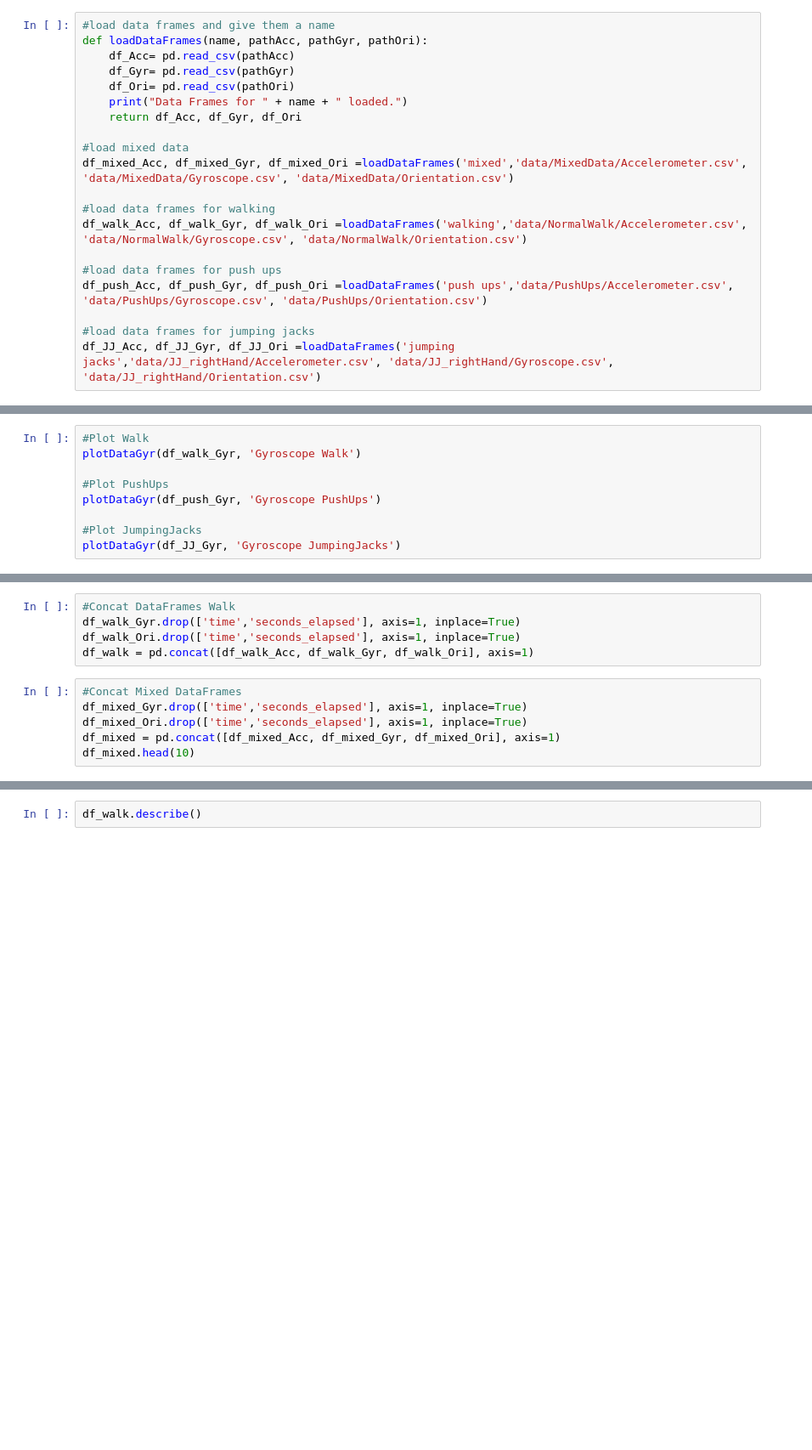
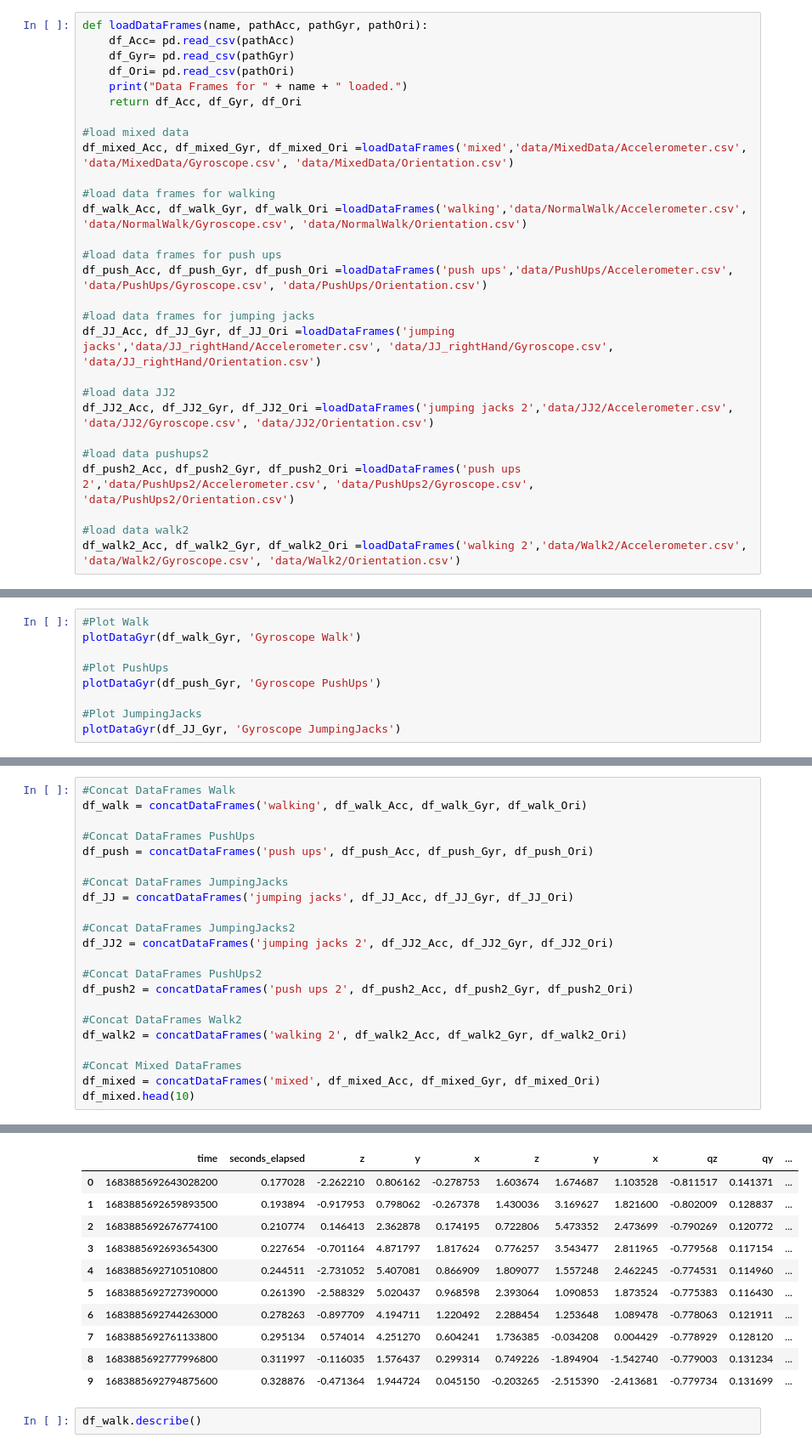
Before and after one commit to Wipfla/ML4B_App, a Jupyter notebook: ML_Marvin.ipynb, the cells around one changed output, grey strips where cells are left out. Shown: that part at 85% size. Saved outputs shown, nothing was run; the diff lists cells and outputs as text; blank space fills up the shorter version.

```diff
--- a/ML_Marvin.ipynb
+++ b/ML_Marvin.ipynb
@@ -12,5 +17,4 @@ from sklearn.metrics import accuracy_score
 # %%
-#load data frames and give them a name
 def loadDataFrames(name, pathAcc, pathGyr, pathOri):
     df_Acc= pd.read_csv(pathAcc)
     df_Gyr= pd.read_csv(pathGyr)
@@ -29,3 +33,12 @@ df_push_Acc, df_push_Gyr, df_push_Ori =loadDataFrames('push ups','data/PushUps/A
 
 #load data frames for jumping jacks
 df_JJ_Acc, df_JJ_Gyr, df_JJ_Ori =loadDataFrames('jumping jacks','data/JJ_rightHand/Accelerometer.csv', 'data/JJ_rightHand/Gyroscope.csv', 'data/JJ_rightHand/Orientation.csv')
+
+#load data JJ2
+df_JJ2_Acc, df_JJ2_Gyr, df_JJ2_Ori =loadDataFrames('jumping jacks 2','data/JJ2/Accelerometer.csv', 'data/JJ2/Gyroscope.csv', 'data/JJ2/Orientation.csv')
+
+#load data pushups2
+df_push2_Acc, df_push2_Gyr, df_push2_Ori =loadDataFrames('push ups 2','data/PushUps2/Accelerometer.csv', 'data/PushUps2/Gyroscope.csv', 'data/PushUps2/Orientation.csv')
+
+#load data walk2
+df_walk2_Acc, df_walk2_Gyr, df_walk2_Ori =loadDataFrames('walking 2','data/Walk2/Accelerometer.csv', 'data/Walk2/Gyroscope.csv', 'data/Walk2/Orientation.csv')
@@ -107,11 +116,0 @@ plotDataOri(df_JJ_Ori, 'Orientation JumpingJacks')
-# %%
-#Concat DataFrames Walk
-df_walk_Gyr.drop(['time','seconds_elapsed'], axis=1, inplace=True)
-df_walk_Ori.drop(['time','seconds_elapsed'], axis=1, inplace=True)
-df_walk = pd.concat([df_walk_Acc, df_walk_Gyr, df_walk_Ori], axis=1)
-# %%
-#Concat Mixed DataFrames
-df_mixed_Gyr.drop(['time','seconds_elapsed'], axis=1, inplace=True)
-df_mixed_Ori.drop(['time','seconds_elapsed'], axis=1, inplace=True)
-df_mixed = pd.concat([df_mixed_Acc, df_mixed_Gyr, df_mixed_Ori], axis=1)
-df_mixed.head(10)
@@ -117,0 +139,23 @@ df_mixed.head(10)
+# %%
+#Concat DataFrames Walk
+df_walk = concatDataFrames('walking', df_walk_Acc, df_walk_Gyr, df_walk_Ori)
+
+#Concat DataFrames PushUps
+df_push = concatDataFrames('push ups', df_push_Acc, df_push_Gyr, df_push_Ori)
+
+#Concat DataFrames JumpingJacks
+df_JJ = concatDataFrames('jumping jacks', df_JJ_Acc, df_JJ_Gyr, df_JJ_Ori)
+
+#Concat DataFrames JumpingJacks2
+df_JJ2 = concatDataFrames('jumping jacks 2', df_JJ2_Acc, df_JJ2_Gyr, df_JJ2_Ori)
+
+#Concat DataFrames PushUps2
+df_push2 = concatDataFrames('push ups 2', df_push2_Acc, df_push2_Gyr, df_push2_Ori)
+
+#Concat DataFrames Walk2
+df_walk2 = concatDataFrames('walking 2', df_walk2_Acc, df_walk2_Gyr, df_walk2_Ori)
+
+#Concat Mixed DataFrames
+df_mixed = concatDataFrames('mixed', df_mixed_Acc, df_mixed_Gyr, df_mixed_Ori)
+df_mixed.head(10)
+# %% [output]
@@ -118,2 +169,13 @@ df_mixed.head(10)
+|  | time | seconds_elapsed | z | y | x | z | y | x | qz | qy | ... |
+| 0 | 1683885692643028200 | 0.177028 | -2.262210 | 0.806162 | -0.278753 | 1.603674 | 1.674687 | 1.103528 | -0.811517 | 0.141371 | ... |
+| 1 | 1683885692659893500 | 0.193894 | -0.917953 | 0.798062 | -0.267378 | 1.430036 | 3.169627 | 1.821600 | -0.802009 | 0.128837 | ... |
+| 2 | 1683885692676774100 | 0.210774 | 0.146413 | 2.362878 | 0.174195 | 0.722806 | 5.473352 | 2.473699 | -0.790269 | 0.120772 | ... |
+| 3 | 1683885692693654300 | 0.227654 | -0.701164 | 4.871797 | 1.817624 | 0.776257 | 3.543477 | 2.811965 | -0.779568 | 0.117154 | ... |
+| 4 | 1683885692710510800 | 0.244511 | -2.731052 | 5.407081 | 0.866909 | 1.809077 | 1.557248 | 2.462245 | -0.774531 | 0.114960 | ... |
+| 5 | 1683885692727390000 | 0.261390 | -2.588329 | 5.020437 | 0.968598 | 2.393064 | 1.090853 | 1.873524 | -0.775383 | 0.116430 | ... |
+| 6 | 1683885692744263000 | 0.278263 | -0.897709 | 4.194711 | 1.220492 | 2.288454 | 1.253648 | 1.089478 | -0.778063 | 0.121911 | ... |
+| 7 | 1683885692761133800 | 0.295134 | 0.574014 | 4.251270 | 0.604241 | 1.736385 | -0.034208 | 0.004429 | -0.778929 | 0.128120 | ... |
+| 8 | 1683885692777996800 | 0.311997 | -0.116035 | 1.576437 | 0.299314 | 0.749226 | -1.894904 | -1.542740 | -0.779003 | 0.131234 | ... |
+| 9 | 1683885692794875600 | 0.328876 | -0.471364 | 1.944724 | 0.045150 | -0.203265 | -2.515390 | -2.413681 | -0.779734 | 0.131699 | ... |
 # %%
 df_walk.describe()
```
Also changed, not shown: parts of 37 cells of this notebook, 23 other files.
